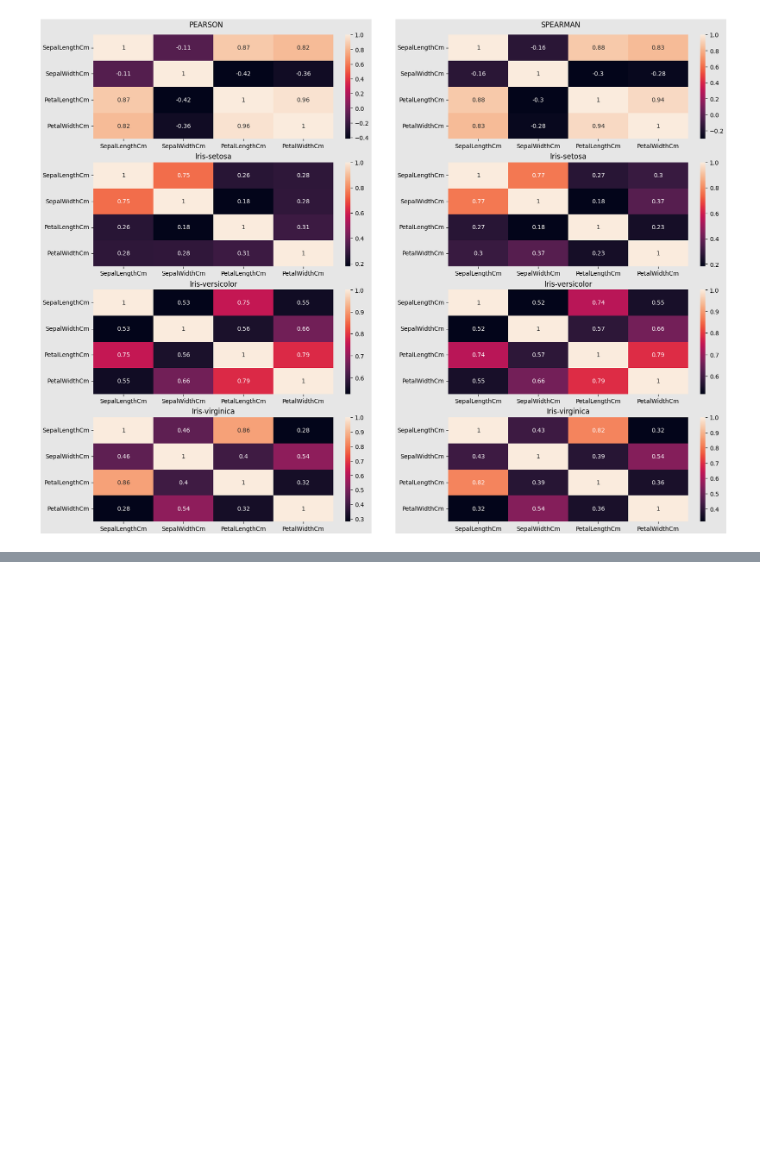
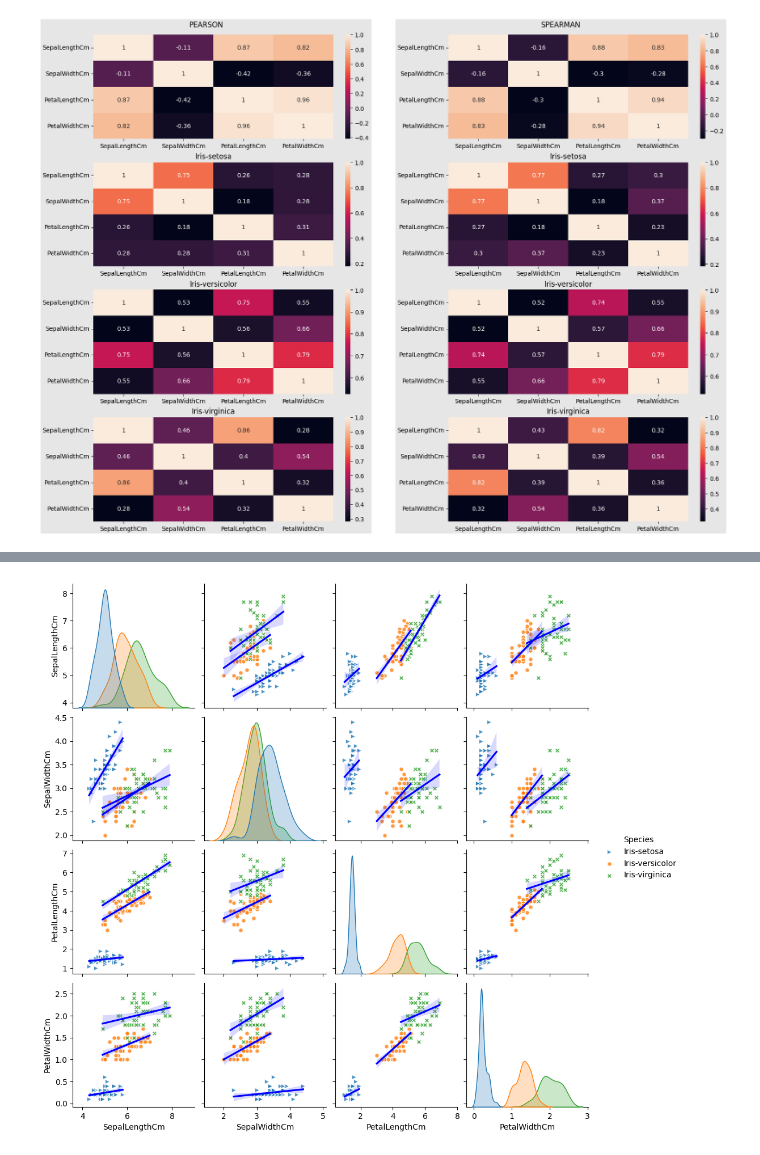
Before and after one commit to SiberiaField/TSS_Course, a Jupyter notebook: lab_1/lab_1.ipynb, the cells around one changed output, grey strips where cells are left out. Cells and saved outputs as stored; diff of their text form; code cells hidden in the pictures; blank space fills up the shorter version.

```diff
--- a/lab_1/lab_1.ipynb
+++ b/lab_1/lab_1.ipynb
@@ -112,0 +106,8 @@ plt.close(corr_matrices_fig)
+# %%
+sns.pairplot(df, hue="Species", kind="reg",
+             plot_kws=dict(ci=95, x_ci="ci", line_kws=dict(color="b"),
+                           scatter_kws=dict(edgecolor="white")),
+             markers=class_markers)
+plt.show()
+# %% [output]
+[figure, added]
```
Also changed, not shown: parts of 4 cells of this notebook.
